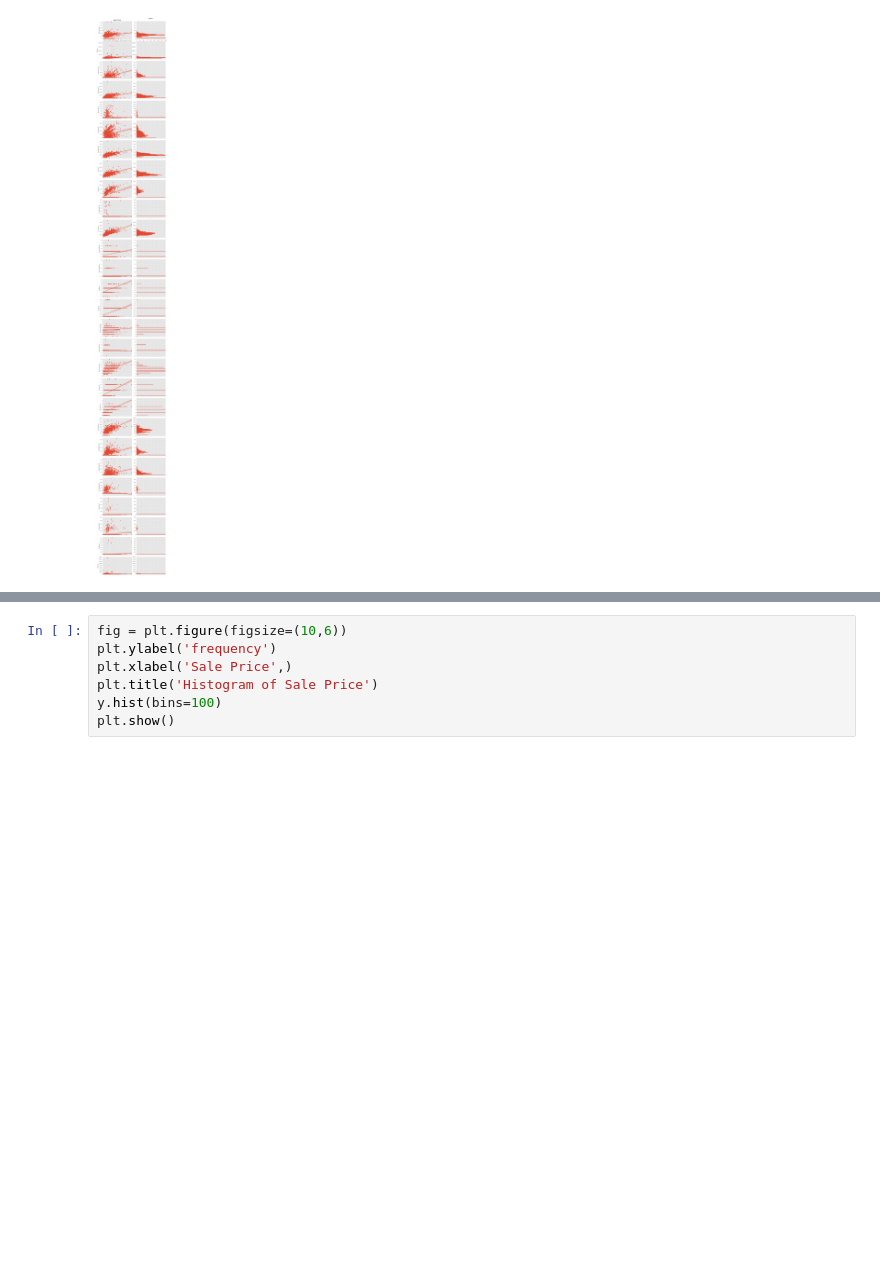
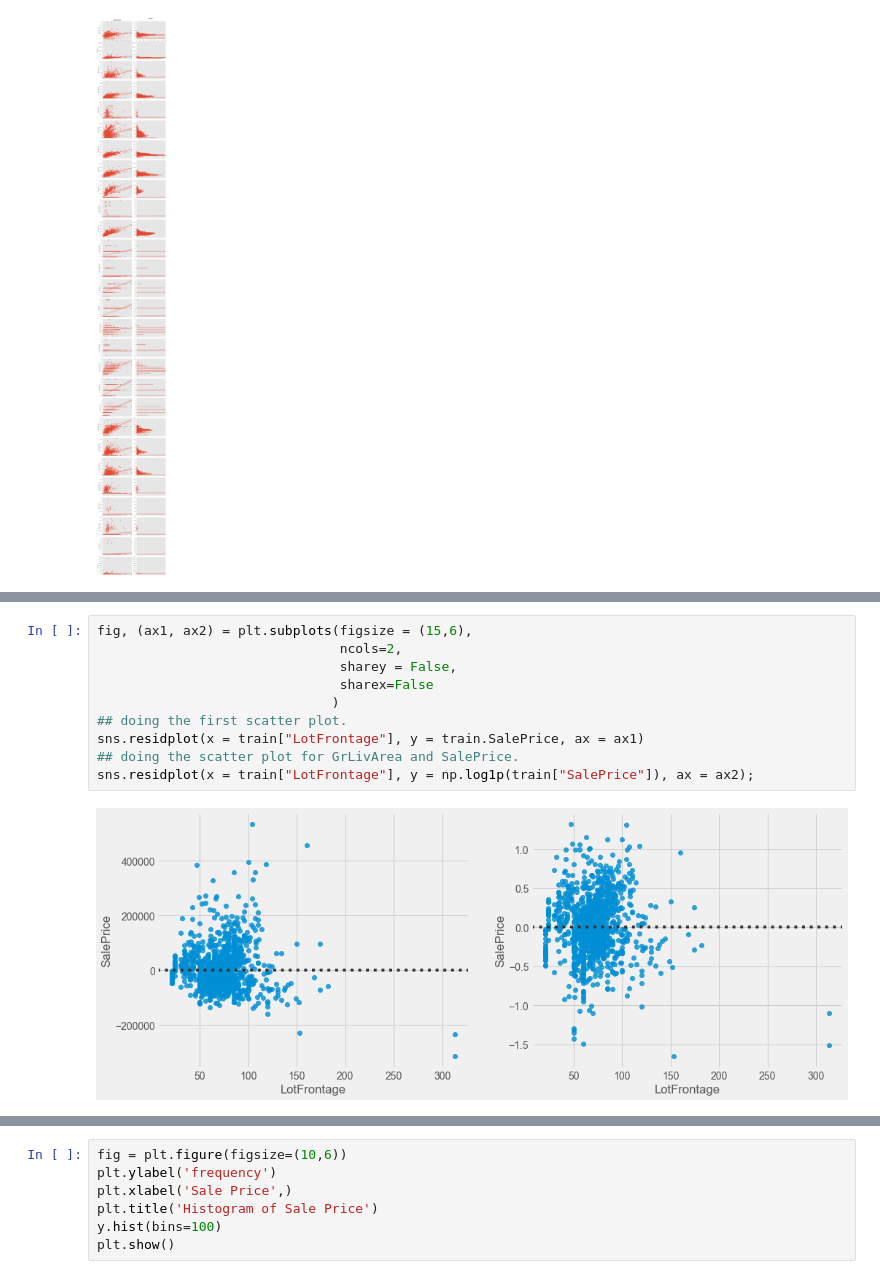
Before and after one commit to kennybagzz/Iowa-House-Prices-Prediction, a Jupyter notebook: house-prices-advanced-regression-techniques/EDA.ipynb, the cells around one changed output, grey strips where cells are left out. Saved outputs shown, nothing was run; the diff lists cells and outputs as text; blank space fills up the shorter version.

```diff
--- a/house-prices-advanced-regression-techniques/EDA.ipynb
+++ b/house-prices-advanced-regression-techniques/EDA.ipynb
@@ -215,0 +148,12 @@ Kurtosis: 6.536281860064529
+# %%
+fig, (ax1, ax2) = plt.subplots(figsize = (15,6),
+                               ncols=2,
+                               sharey = False,
+                               sharex=False
+                              )
+## doing the first scatter plot.
+sns.residplot(x = train["LotFrontage"], y = train.SalePrice, ax = ax1)
+## doing the scatter plot for GrLivArea and SalePrice.
+sns.residplot(x = train["LotFrontage"], y = np.log1p(train["SalePrice"]), ax = ax2);
+# %% [output]
+[figure, added]
```
Also changed, not shown: parts of 41 cells of this notebook.
